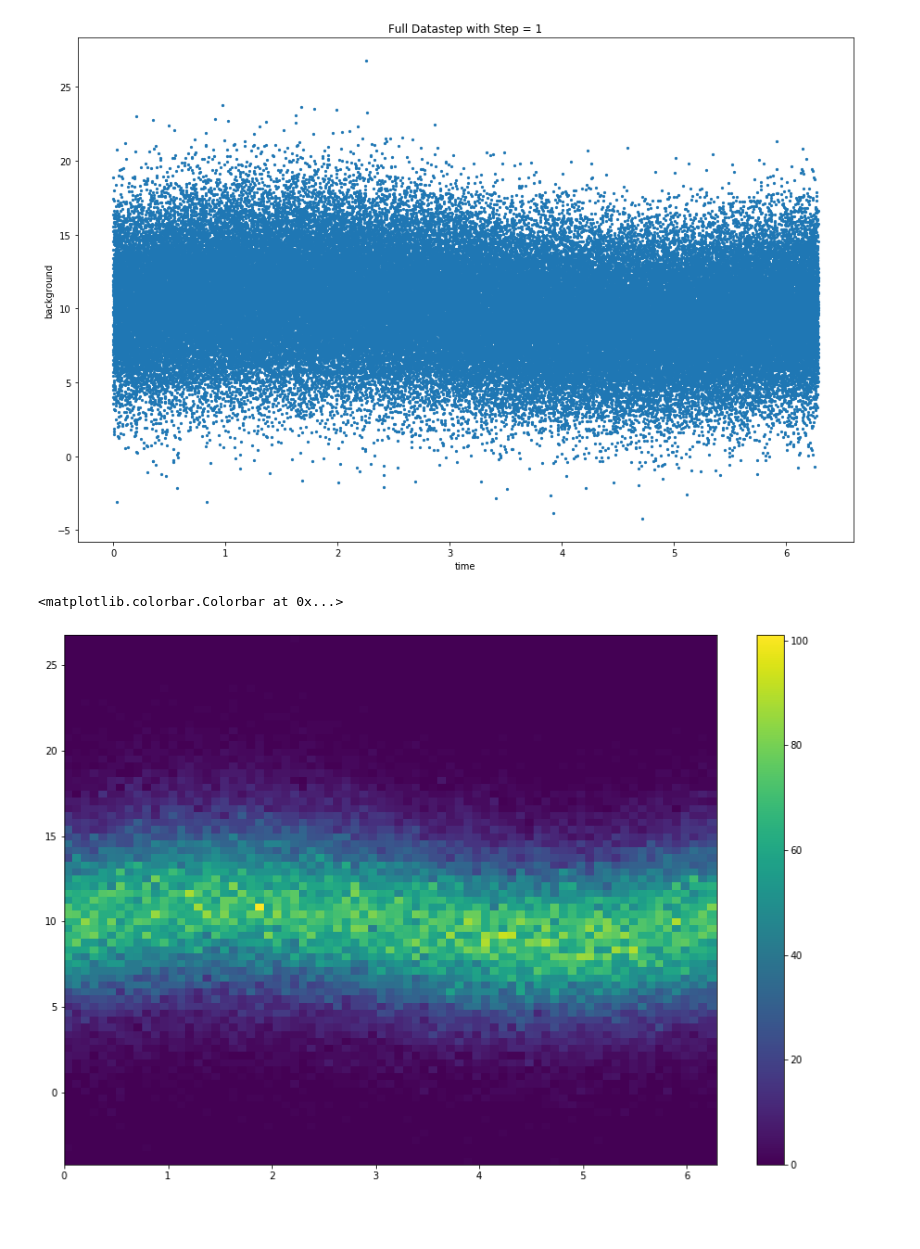
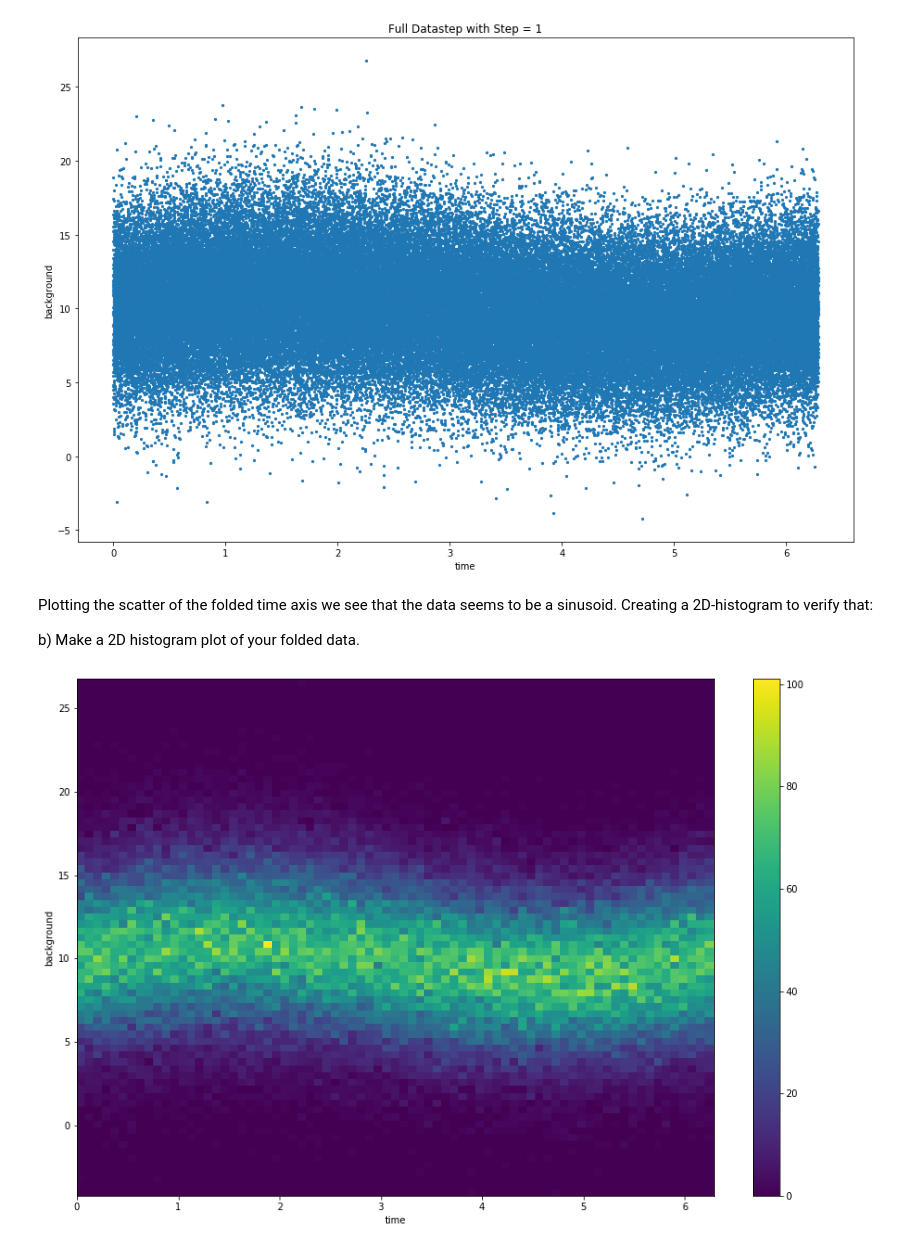
Before and after one commit to noahkim4648/Phys-434-Portfolio, a Jupyter notebook: Homework4.ipynb, the cells around one changed output. Cells and saved outputs as stored; diff of their text form; code cells hidden in the pictures; blank space fills up the shorter version.

```diff
--- a/Homework4.ipynb
+++ b/Homework4.ipynb
@@ -89,9 +96,14 @@ t_mod = np.mod(t,(np.pi*2))
 slice_plot(t_mod,bkgd, 0, -1, 1)
 # %% [output]
 [figure]
+# %% [markdown]
+Plotting the scatter of the folded time axis we see that the data seems to be a sinusoid. Creating a 2D-histogram to verify that:
+
+b) Make a 2D histogram plot of your folded data.
 # %%
 plt.hist2d(t_mod,bkgd,bins=75)
-plt.colorbar()
+plt.xlabel("time")
+plt.ylabel("background")
+plt.colorbar();
 # %% [output]
-<matplotlib.colorbar.Colorbar at 0x...>
-[figure, old version]
+[figure, new version]
```
Also changed, not shown: parts of 5 cells of this notebook.
